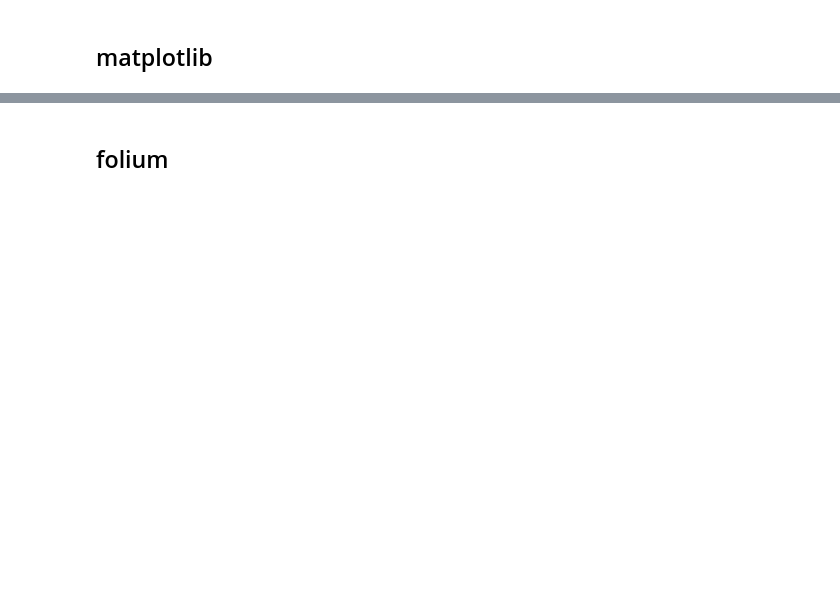
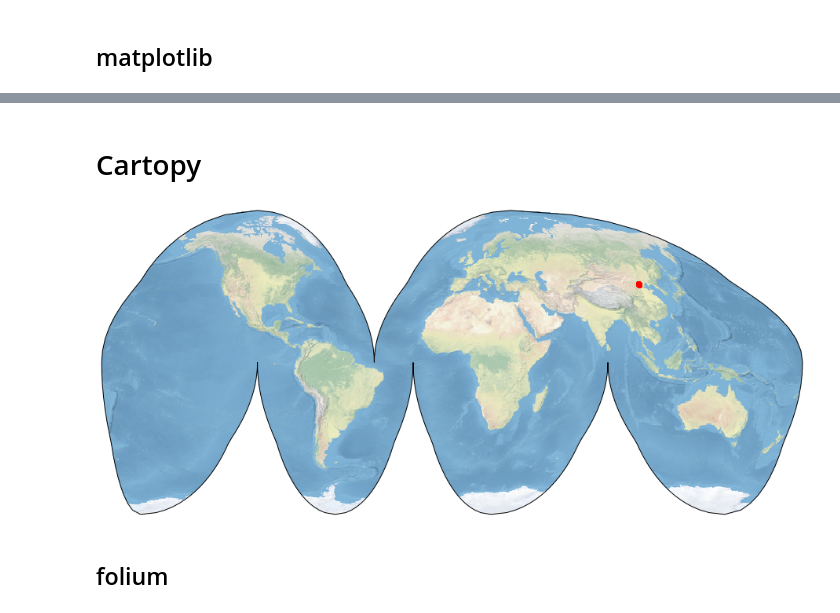
Before and after one commit to tjansson60/geospatial, a Jupyter notebook: geospatial.ipynb, the cells around one changed output, grey strips where cells are left out. Saved outputs shown, nothing was run; the diff lists cells and outputs as text; code cells hidden in the pictures; blank space fills up the shorter version.

Commit message:
Add cartopy example

```diff
--- a/geospatial.ipynb
+++ b/geospatial.ipynb
@@ -108,3 +109,17 @@ plt.grid()
+# %% [markdown]
+# Cartopy
+# %%
+plt.figure(figsize = (16, 9))
+ax = plt.axes(projection=ccrs.InterruptedGoodeHomolosine())
+ax.stock_img()
+
+plt.plot(df_small.lon.values.tolist(), df_small.lat.values.tolist(),
+         color='red', linewidth=2, marker='o',
+         transform=ccrs.Geodetic(),)
+
+plt.show()
+# %% [output]
+[figure, added]
 # %% [markdown]
 ## folium
 # %%
```
Also changed, not shown: parts of 9 cells of this notebook.
